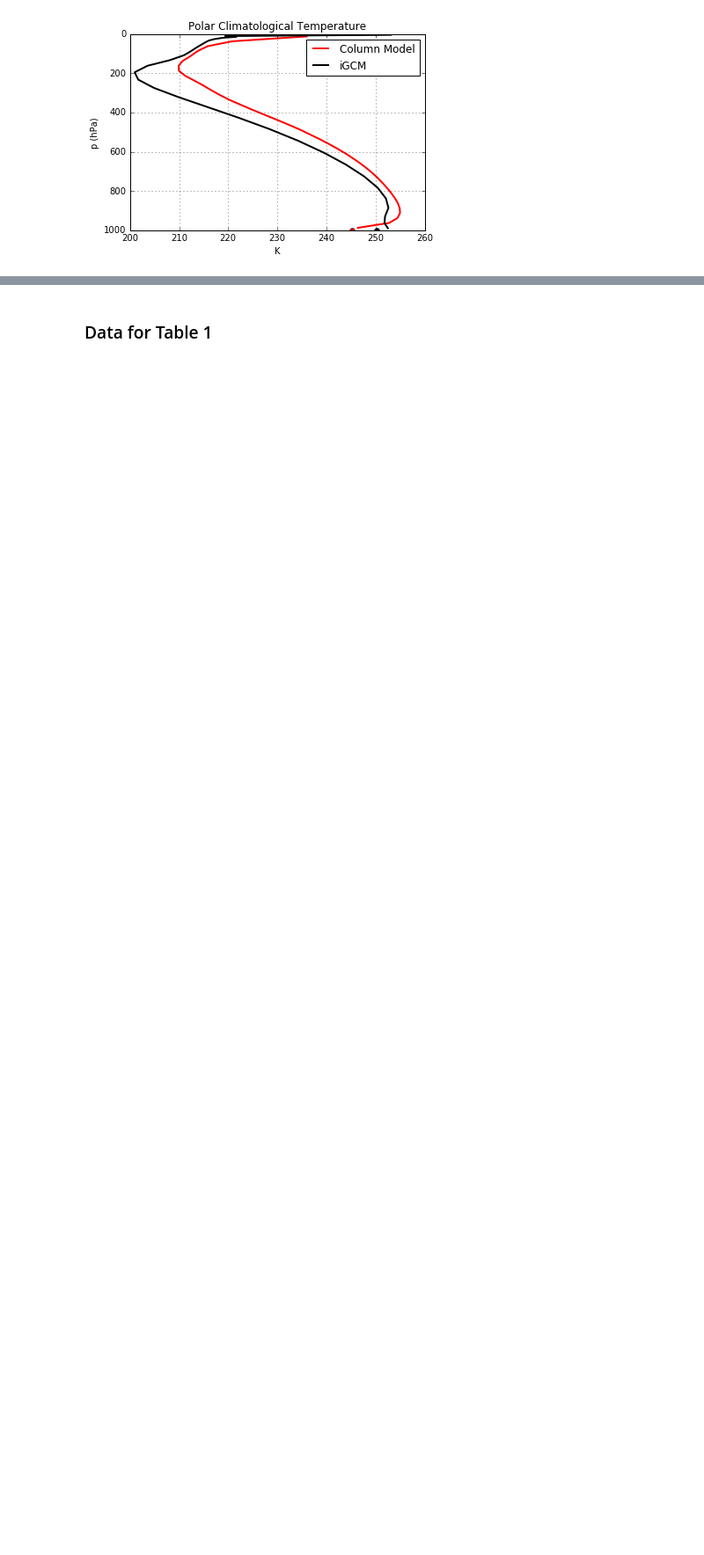
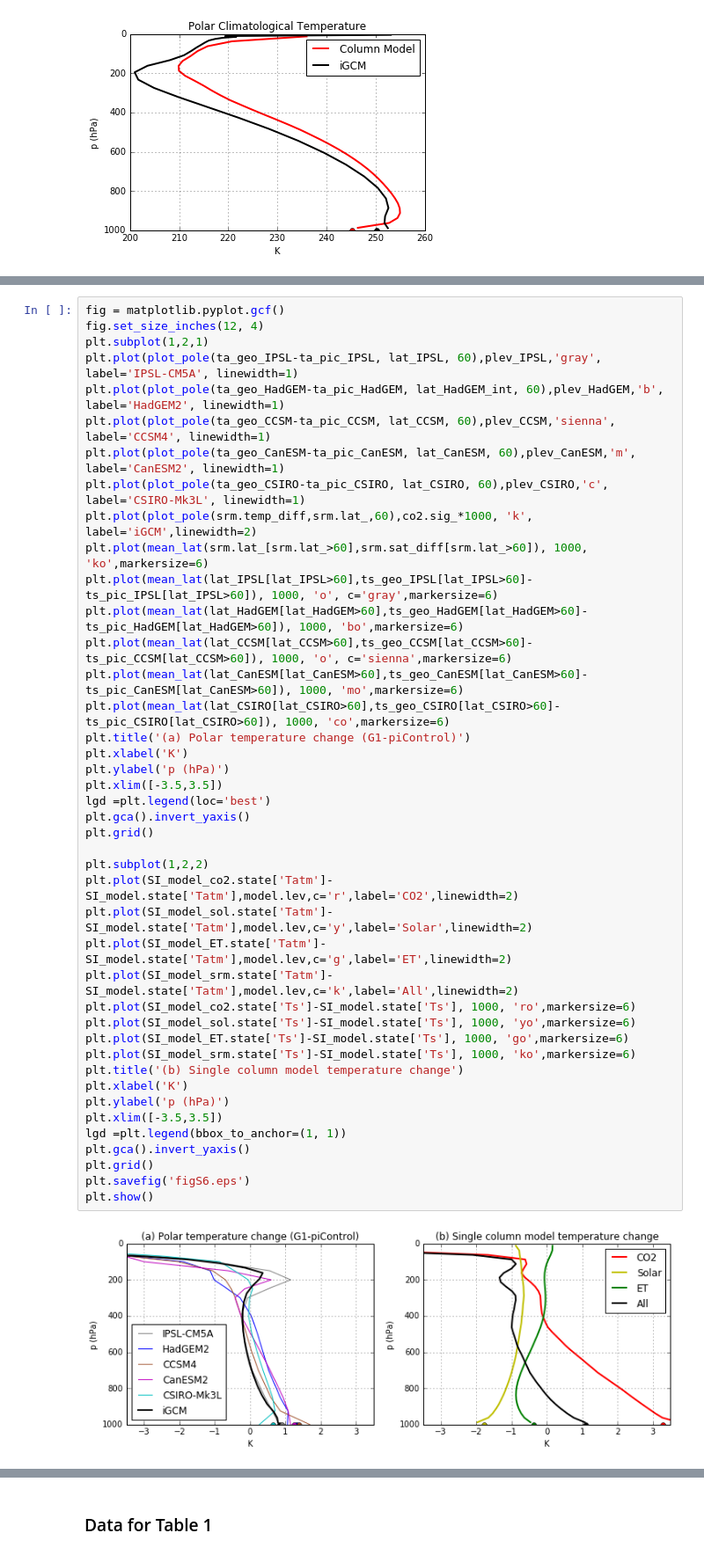
Before and after one commit to matthewjhenry/HM19_SRM, a Jupyter notebook: Henry and Merlis 2019 Solar Radiation Management.ipynb, the cells around one changed output, grey strips where cells are left out. Shown at 88% size. Saved outputs shown, nothing was run; the diff lists cells and outputs as text; blank space fills up the shorter version.

```diff
--- a/Henry and Merlis 2019 Solar Radiation Management.ipynb
+++ b/Henry and Merlis 2019 Solar Radiation Management.ipynb
@@ -773,0 +678,44 @@ plt.show()
+# %%
+fig = matplotlib.pyplot.gcf()
+fig.set_size_inches(12, 4)
+plt.subplot(1,2,1)
+plt.plot(plot_pole(ta_geo_IPSL-ta_pic_IPSL, lat_IPSL, 60),plev_IPSL,'gray', label='IPSL-CM5A', linewidth=1)
+plt.plot(plot_pole(ta_geo_HadGEM-ta_pic_HadGEM, lat_HadGEM_int, 60),plev_HadGEM,'b', label='HadGEM2', linewidth=1)
+plt.plot(plot_pole(ta_geo_CCSM-ta_pic_CCSM, lat_CCSM, 60),plev_CCSM,'sienna', label='CCSM4', linewidth=1)
+plt.plot(plot_pole(ta_geo_CanESM-ta_pic_CanESM, lat_CanESM, 60),plev_CanESM,'m', label='CanESM2', linewidth=1)
+plt.plot(plot_pole(ta_geo_CSIRO-ta_pic_CSIRO, lat_CSIRO, 60),plev_CSIRO,'c', label='CSIRO-Mk3L', linewidth=1)
+plt.plot(plot_pole(srm.temp_diff,srm.lat_,60),co2.sig_*1000, 'k', label='iGCM',linewidth=2)
+plt.plot(mean_lat(srm.lat_[srm.lat_>60],srm.sat_diff[srm.lat_>60]), 1000, 'ko',markersize=6)
+plt.plot(mean_lat(lat_IPSL[lat_IPSL>60],ts_geo_IPSL[lat_IPSL>60]-ts_pic_IPSL[lat_IPSL>60]), 1000, 'o', c='gray',markersize=6)
+plt.plot(mean_lat(lat_HadGEM[lat_HadGEM>60],ts_geo_HadGEM[lat_HadGEM>60]-ts_pic_HadGEM[lat_HadGEM>60]), 1000, 'bo',markersize=6)
+plt.plot(mean_lat(lat_CCSM[lat_CCSM>60],ts_geo_CCSM[lat_CCSM>60]-ts_pic_CCSM[lat_CCSM>60]), 1000, 'o', c='sienna',markersize=6)
+plt.plot(mean_lat(lat_CanESM[lat_CanESM>60],ts_geo_CanESM[lat_CanESM>60]-ts_pic_CanESM[lat_CanESM>60]), 1000, 'mo',markersize=6)
+plt.plot(mean_lat(lat_CSIRO[lat_CSIRO>60],ts_geo_CSIRO[lat_CSIRO>60]-ts_pic_CSIRO[lat_CSIRO>60]), 1000, 'co',markersize=6)
+plt.title('(a) Polar temperature change (G1-piControl)')
+plt.xlabel('K')
+plt.ylabel('p (hPa)')
+plt.xlim([-3.5,3.5])
+lgd =plt.legend(loc='best')
+plt.gca().invert_yaxis()
+plt.grid()
+
+plt.subplot(1,2,2)
+plt.plot(SI_model_co2.state['Tatm']-SI_model.state['Tatm'],model.lev,c='r',label='CO2',linewidth=2)
+plt.plot(SI_model_sol.state['Tatm']-SI_model.state['Tatm'],model.lev,c='y',label='Solar',linewidth=2)
+plt.plot(SI_model_ET.state['Tatm']-SI_model.state['Tatm'],model.lev,c='g',label='ET',linewidth=2)
+plt.plot(SI_model_srm.state['Tatm']-SI_model.state['Tatm'],model.lev,c='k',label='All',linewidth=2)
+plt.plot(SI_model_co2.state['Ts']-SI_model.state['Ts'], 1000, 'ro',markersize=6)
+plt.plot(SI_model_sol.state['Ts']-SI_model.state['Ts'], 1000, 'yo',markersize=6)
+plt.plot(SI_model_ET.state['Ts']-SI_model.state['Ts'], 1000, 'go',markersize=6)
+plt.plot(SI_model_srm.state['Ts']-SI_model.state['Ts'], 1000, 'ko',markersize=6)
+plt.title('(b) Single column model temperature change')
+plt.xlabel('K')
+plt.ylabel('p (hPa)')
+plt.xlim([-3.5,3.5])
+lgd =plt.legend(bbox_to_anchor=(1, 1))
+plt.gca().invert_yaxis()
+plt.grid()
+plt.savefig('figS6.eps')
+plt.show()
+# %% [output]
+[figure, added]
```
Also changed, not shown: parts of 46 cells of this notebook.
